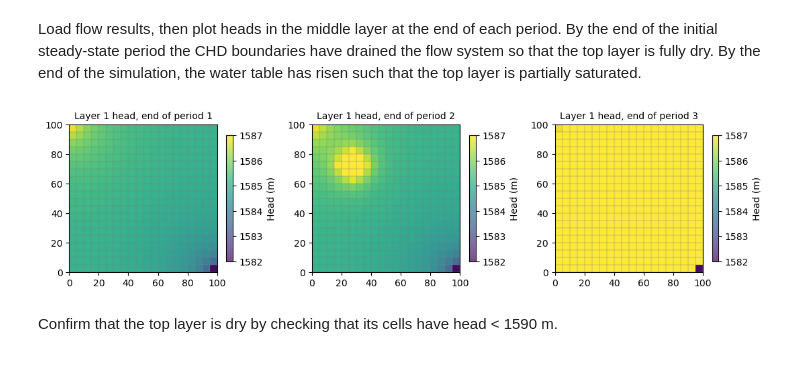
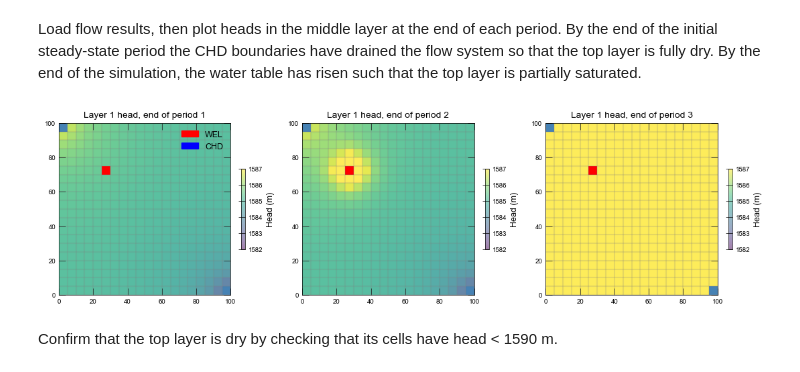
Before and after one commit to wpbonelli/modflow-training-princeton2026, a Jupyter notebook: examples/notebooks/particle_tracking_a.ipynb, the cells around one changed output. Saved outputs shown, nothing was run; the diff lists cells and outputs as text; code cells hidden in the pictures.

```diff
--- a/examples/notebooks/particle_tracking_a.ipynb
+++ b/examples/notebooks/particle_tracking_a.ipynb
@@ -50,11 +95,12 @@ base_ws = Path("models") / example_name
 gwf_ws = base_ws / "gwf"
 gwf_ws.mkdir(exist_ok=True, parents=True)
 # %%
+import flopy
+
 gwf_sim = flopy.mf6.MFSimulation(
     sim_name=gwf_name,
     exe_name="mf6",
     version="mf6",
-    continue_=True,
     sim_ws=gwf_ws,
 )
 # %%
@@ -215,25 +263,35 @@ hds_kper1 = hds.get_data(kstpkper=(0, 1))
 hds_kper2 = hds.get_data(kstpkper=(0, 2))
 # %%
 import matplotlib.pyplot as plt
+from matplotlib.patches import Patch
 
-fig, axes = plt.subplots(1, 3, figsize=(11, 5))
-for ax, arr, title in [
-    (axes[0], hds_kper0[1], "Layer 1 head, end of period 1"),
-    (axes[1], hds_kper1[1], "Layer 1 head, end of period 2"),
-    (axes[2], hds_kper2[1], "Layer 1 head, end of period 3"),
-]:
-    ax.set_aspect("equal")
-    mm = flopy.plot.PlotMapView(gwf, ax=ax, layer=1)
-    mm.plot_grid(alpha=0.2)
-    mm.plot_bc("WEL", plotAll=True, color="red")
-    mm.plot_bc("CHD", plotAll=True, color="steelblue")
-    pc = mm.plot_array(arr, alpha=0.7, vmin=1582, vmax=1587)
-    plt.colorbar(pc, ax=ax, shrink=0.4, label="Head (m)")
-    ax.set_title(title, fontsize=10)
-fig.tight_layout()
-plt.show()
+with flopy.plot.styles.USGSPlot():
+    fig, axes = plt.subplots(1, 3, figsize=(11, 5))
+    for i, (ax, arr, title) in enumerate([
+        (axes[0], hds_kper0[1], "Layer 1 head, end of period 1"),
+        (axes[1], hds_kper1[1], "Layer 1 head, end of period 2"),
+        (axes[2], hds_kper2[1], "Layer 1 head, end of period 3"),
+    ]):
+        ax.set_aspect("equal")
+        ax.set_title(title, fontsize=10)
+        if i == 0:
+            ax.legend(
+                handles=[
+                    Patch(color="red", label="WEL"),
+                    Patch(color="blue", label="CHD"),
+                ],
+            )
+        mm = flopy.plot.PlotMapView(gwf, ax=ax, layer=1)
+        mm.plot_grid(alpha=0.2)
+        pc = mm.plot_array(arr, alpha=0.5, vmin=1582, vmax=1587)
+        plt.colorbar(pc, ax=ax, shrink=0.25, label="Head (m)")
+        mm.plot_bc("WEL", plotAll=True, kper=1, color="red")
+        mm.plot_bc("CHD", plotAll=True, color="steelblue")
+
+    fig.tight_layout()
+    plt.show()
 # %% [output]
-[figure, old version]
+[figure, new version]
 # %% [markdown]
 Confirm that the top layer is dry by checking that its cells have head < 1590 m.
 # %%
```
Also changed, not shown: parts of 32 cells of this notebook, 2 other files.
